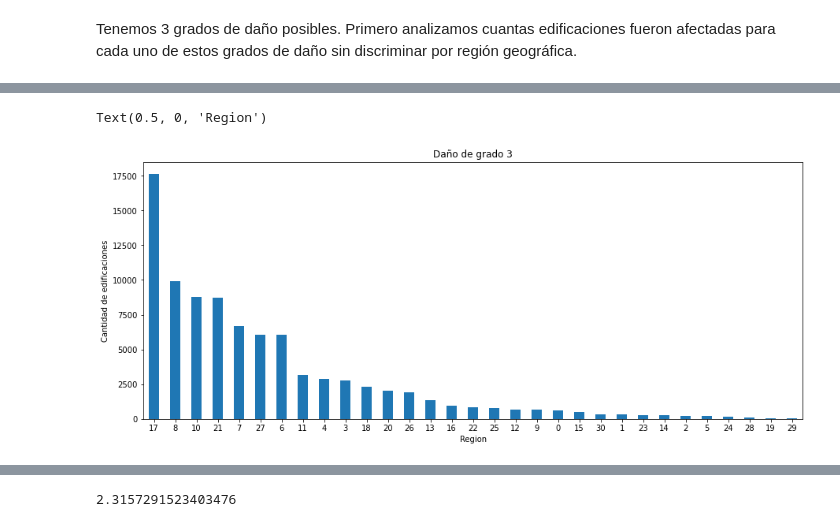
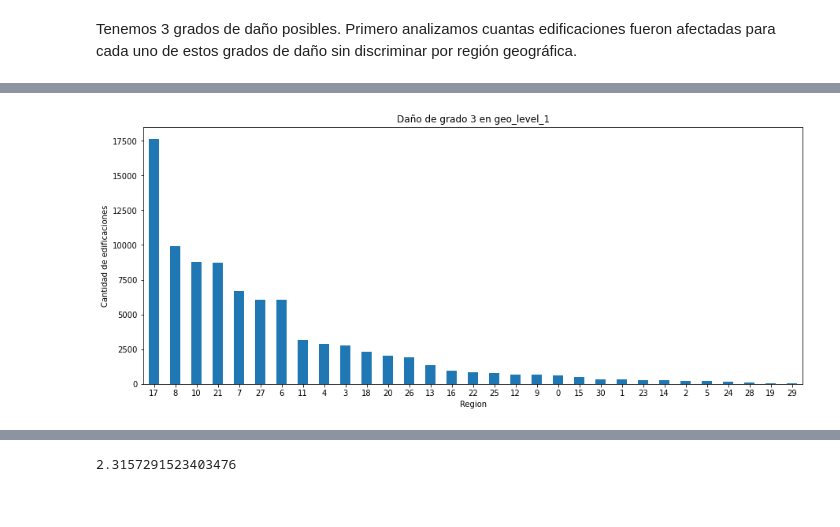
Before and after one commit to franvinas/7506-tp1, a Jupyter notebook: tp1.ipynb, the cells around one changed output, grey strips where cells are left out. Saved outputs shown, nothing was run; the diff lists cells and outputs as text; code cells hidden in the pictures.

Commit message:
Avanzado el análisis de daños por región
Co-authored-by: RamiroSanchez-dev <rsanchez@fi.uba.ar>

```diff
--- a/tp1.ipynb
+++ b/tp1.ipynb
@@ -303,0 +309,3 @@ train_labels.head()
+# %%
+df=train_values.merge(train_labels)
+df.head()
@@ -325,9 +436,9 @@ Text(0.5, 0, 'Region')
 # %%
-geo_level_1_damage_3=train.loc[train['damage_grade'] == 3, 'geo_level_1_id'].value_counts()
-geo_level_1_damage_3.plot(kind='bar', figsize=(15,6), rot=0, title='Daño de grado 3')
+geo_level_1_damage_3=df.loc[df['damage_grade'] == 3, 'geo_level_1_id'].value_counts()
+geo_level_1_damage_3.plot(kind='bar', figsize=(15,6), rot=0, title='Daño de grado 3 en geo_level_1')
 ax=plt.gca()
 ax.set_ylabel('Cantidad de edificaciones')
 ax.set_xlabel('Region')
+plt.show()
 # %% [output]
-Text(0.5, 0, 'Region')
-[figure, old version]
+[figure, new version]
```
Also changed, not shown: parts of 33 cells of this notebook.
